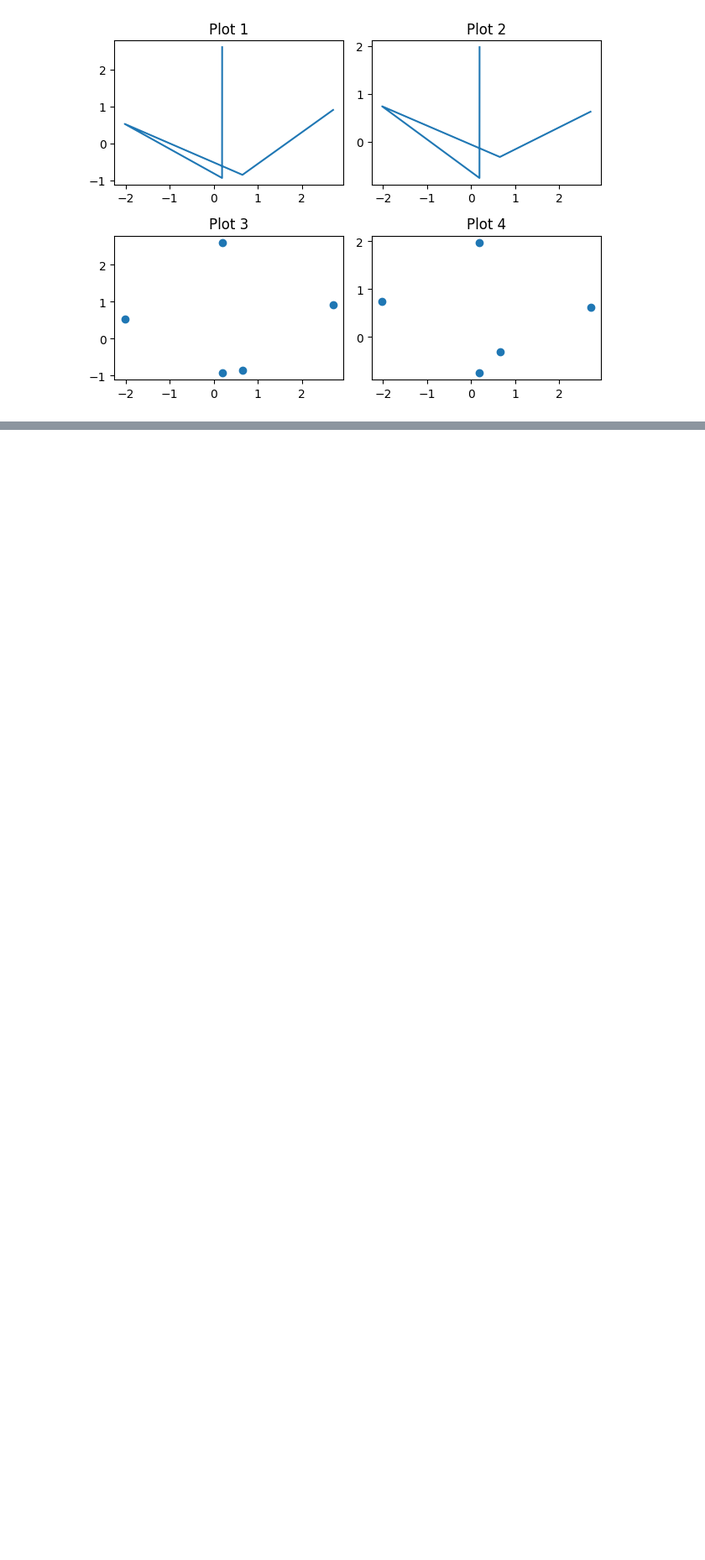
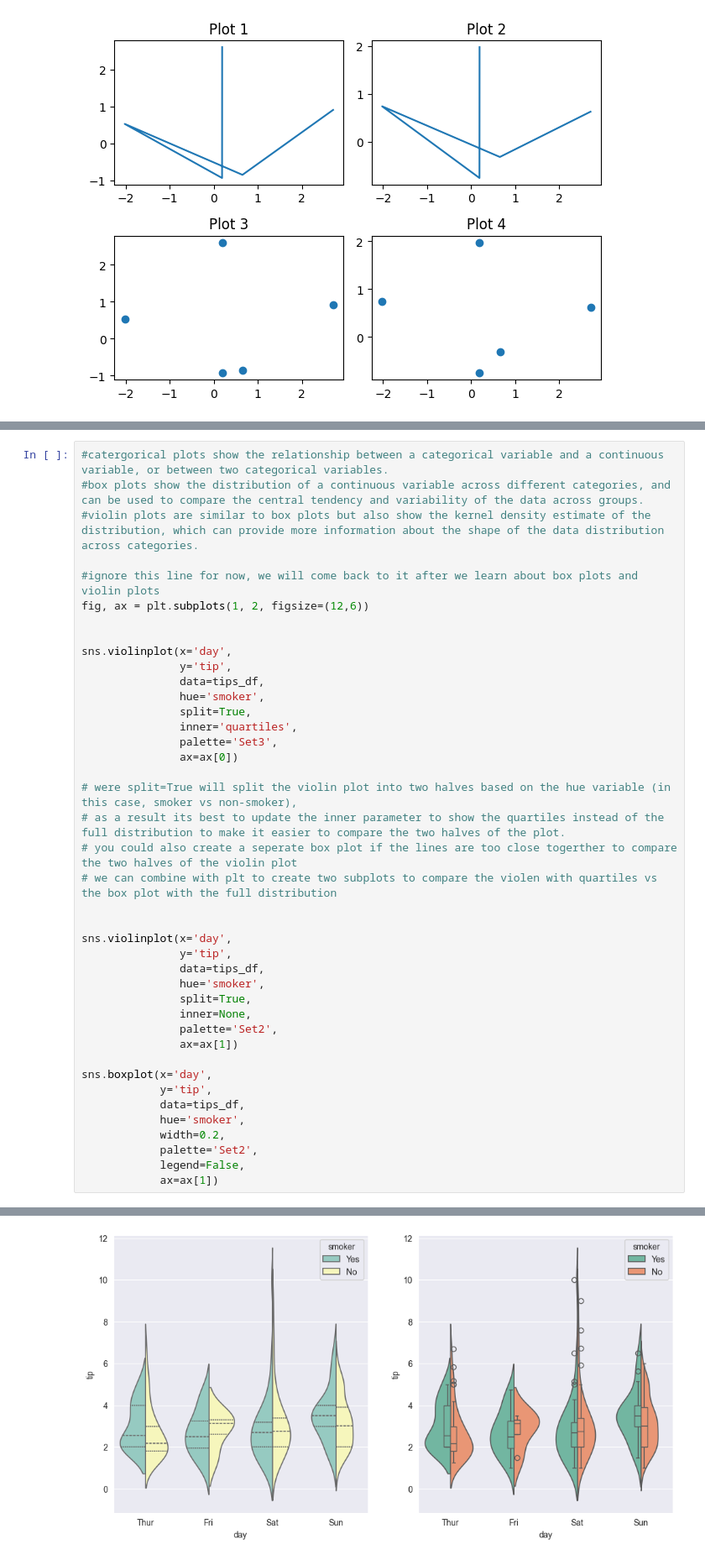
Before and after one commit to Alecdrew/Python-bootcamp, a Jupyter notebook: Notebooks/my_notes_on_course.ipynb, the cells around one changed output, grey strips where cells are left out. Shown at 84% size. Saved outputs shown, nothing was run; the diff lists cells and outputs as text; blank space fills up the shorter version.

```diff
--- a/Notebooks/my_notes_on_course.ipynb
+++ b/Notebooks/my_notes_on_course.ipynb
@@ -290,0 +326,42 @@ plt.show()
+# %%
+#catergorical plots show the relationship between a categorical variable and a continuous variable, or between two categorical variables.
+#box plots show the distribution of a continuous variable across different categories, and can be used to compare the central tendency and variability of the data across groups.
+#violin plots are similar to box plots but also show the kernel density estimate of the distribution, which can provide more information about the shape of the data distribution across categories.
+
+#ignore this line for now, we will come back to it after we learn about box plots and violin plots
+fig, ax = plt.subplots(1, 2, figsize=(12,6))
+
+
+sns.violinplot(x='day',
+               y='tip',
+               data=tips_df,
+               hue='smoker',
+               split=True,
+               inner='quartiles',
+               palette='Set3',
+               ax=ax[0])
+
+# were split=True will split the violin plot into two halves based on the hue variable (in this case, smoker vs non-smoker),
+# as a result its best to update the inner parameter to show the quartiles instead of the full distribution to make it easier to compare the two halves of the plot.
+# you could also create a seperate box plot if the lines are too close togerther to compare the two halves of the violin plot
+# we can combine with plt to create two subplots to compare the violen with quartiles vs the box plot with the full distribution
+
+
+sns.violinplot(x='day',
+               y='tip',
+               data=tips_df,
+               hue='smoker',
+               split=True,
+               inner=None,
+               palette='Set2',
+               ax=ax[1])
+
+sns.boxplot(x='day',
+            y='tip',
+            data=tips_df,
+            hue='smoker',
+            width=0.2,
+            palette='Set2',
+            legend=False,
+            ax=ax[1])
+# %% [output]
@@ -290,0 +369 @@ plt.show()
+[figure, added]
```
Also changed, not shown: parts of 10 cells of this notebook.
